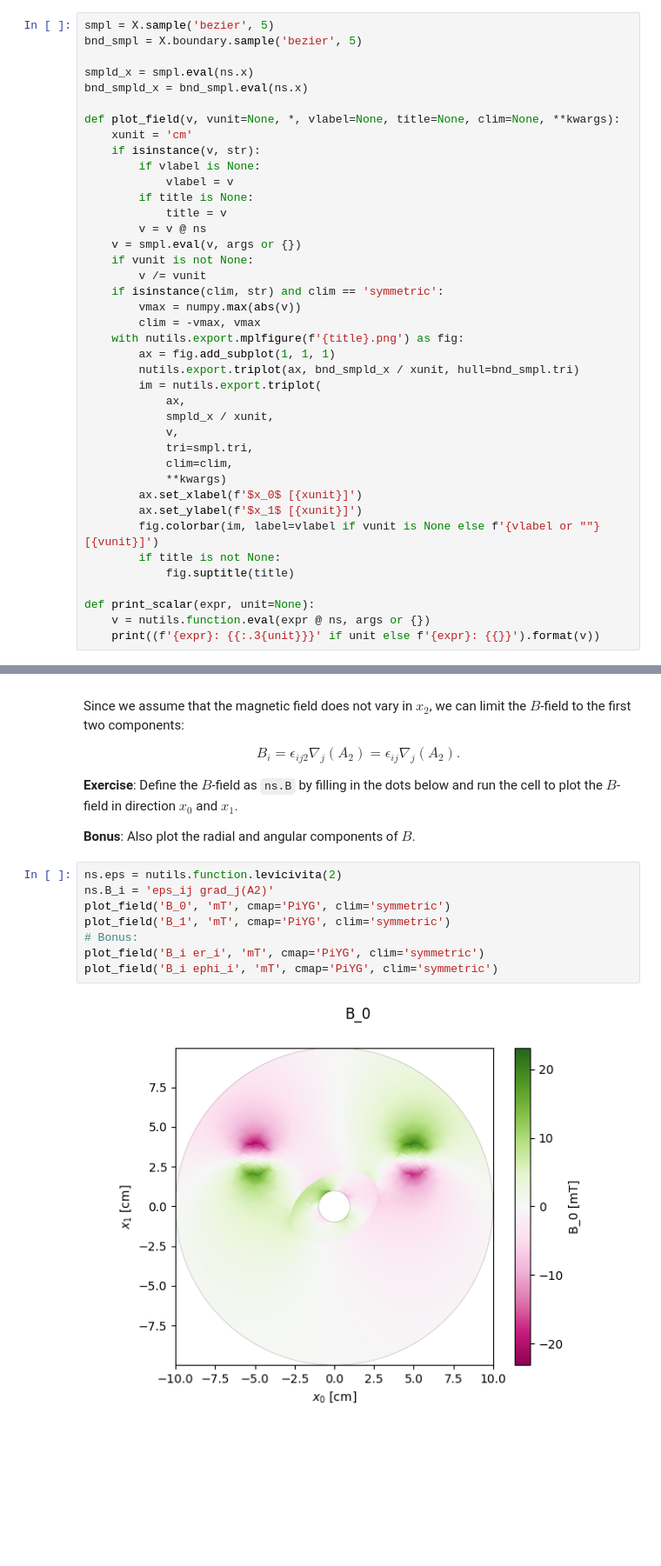
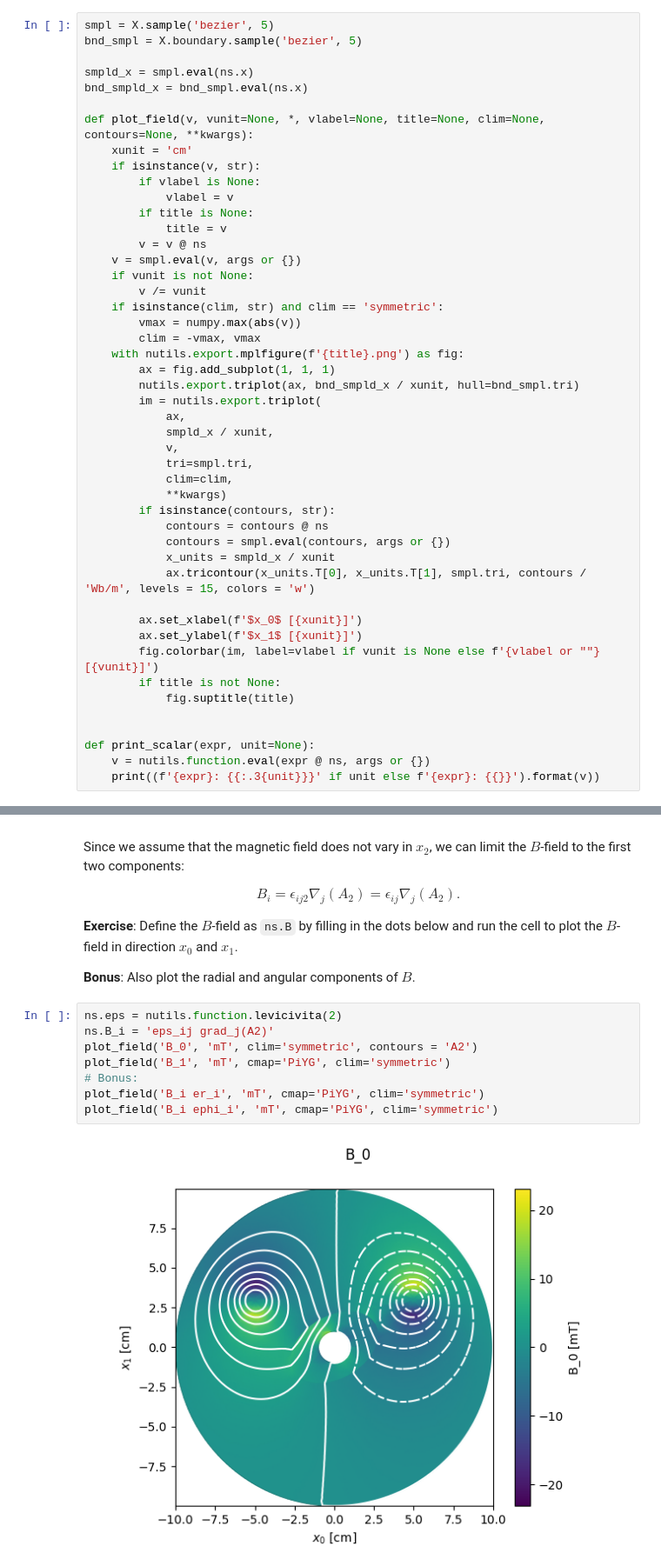
Before and after one commit to evalf/iemdc2025, a Jupyter notebook: exercise1-with-solutions.ipynb, the cells around one changed output, grey strips where cells are left out. Shown: that part at 87% size. Cells and saved outputs as stored; diff of their text form; blank space fills up the shorter version.

Commit message:
Figure changed and the field plot is with contours option

```diff
--- a/exercise1-with-solutions.ipynb
+++ b/exercise1-with-solutions.ipynb
@@ -182,7 +165,7 @@ bnd_smpl = X.boundary.sample('bezier', 5)
 smpld_x = smpl.eval(ns.x)
 bnd_smpld_x = bnd_smpl.eval(ns.x)
 
-def plot_field(v, vunit=None, *, vlabel=None, title=None, clim=None, **kwargs):
+def plot_field(v, vunit=None, *, vlabel=None, title=None, clim=None, contours=None, **kwargs):
     xunit = 'cm'
     if isinstance(v, str):
         if vlabel is None:
@@ -206,12 +189,19 @@ def plot_field(v, vunit=None, *, vlabel=None, title=None, clim=None, **kwargs):
             tri=smpl.tri,
             clim=clim,
             **kwargs)
+        if isinstance(contours, str):
+            contours = contours @ ns
+            contours = smpl.eval(contours, args or {})
+            x_units = smpld_x / xunit
+            ax.tricontour(x_units.T[0], x_units.T[1], smpl.tri, contours / 'Wb/m', levels = 15, colors = 'w')
+
         ax.set_xlabel(f'$x_0$ [{xunit}]')
         ax.set_ylabel(f'$x_1$ [{xunit}]')
         fig.colorbar(im, label=vlabel if vunit is None else f'{vlabel or ""} [{vunit}]')
         if title is not None:
             fig.suptitle(title)
 
+
 def print_scalar(expr, unit=None):
     v = nutils.function.eval(expr @ ns, args or {})
     print((f'{expr}: {{:.3{unit}}}' if unit else f'{expr}: {{}}').format(v))
@@ -324,13 +314,13 @@ $$ B_i = \epsilon_{ij2} \nabla_j(A_2) = \epsilon_{ij} \nabla_j(A_2). $$
 # %%
 ns.eps = nutils.function.levicivita(2)
 ns.B_i = 'eps_ij grad_j(A2)'
-plot_field('B_0', 'mT', cmap='PiYG', clim='symmetric')
+plot_field('B_0', 'mT', clim='symmetric', contours = 'A2')
 plot_field('B_1', 'mT', cmap='PiYG', clim='symmetric')
 # Bonus:
 plot_field('B_i er_i', 'mT', cmap='PiYG', clim='symmetric')
 plot_field('B_i ephi_i', 'mT', cmap='PiYG', clim='symmetric')
 # %% [output]
-[figure, old version]
+[figure, new version]
 [figure]
 [figure]
 [figure]
```
Also changed, not shown: parts of 10 cells of this notebook, 1 other file.
